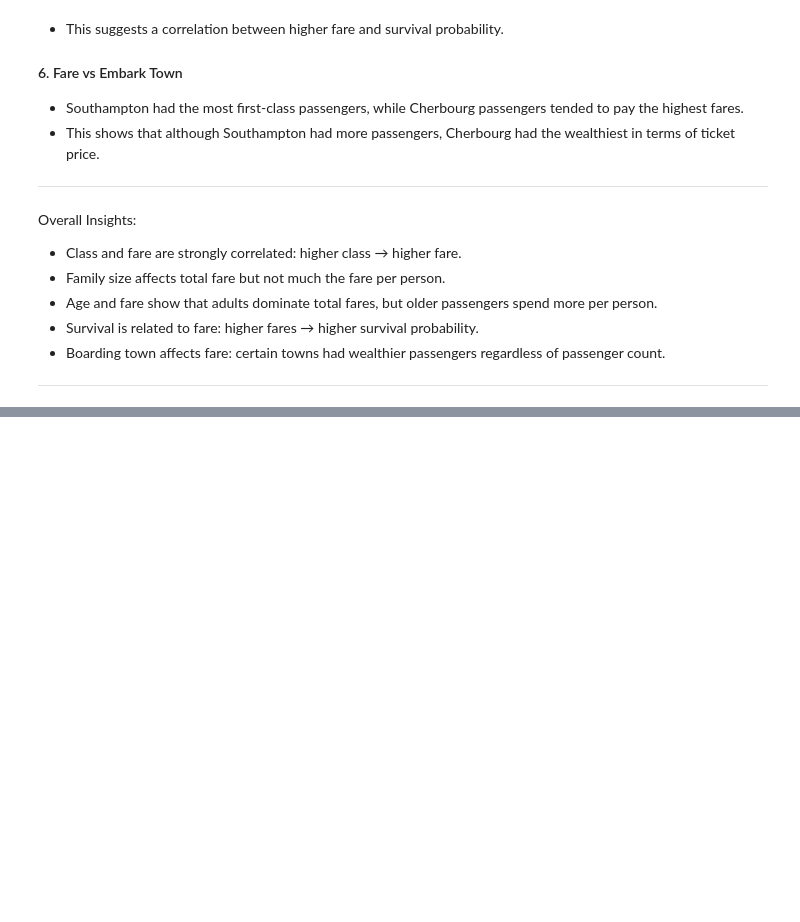
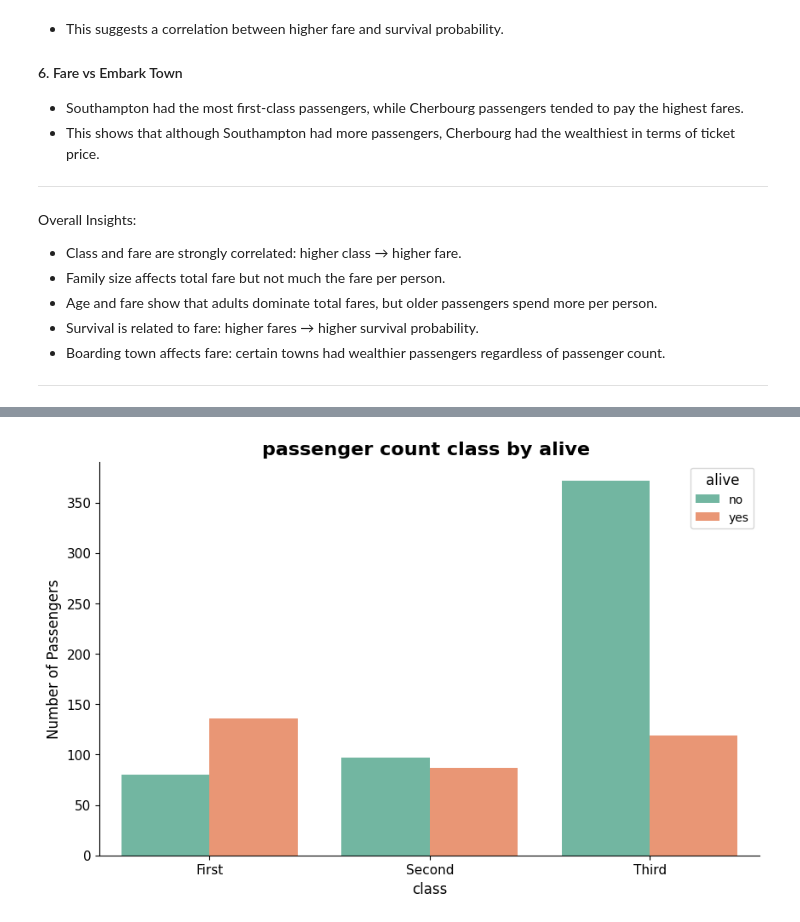
Before and after one commit to nawarfathi/titanic-data-analysis, a Jupyter notebook: titanic_data_analysis.ipynb, the cells around one changed output, grey strips where cells are left out. Drawn from its saved outputs; the diff is of its cells as text; code cells hidden in the pictures; blank space fills up the shorter version.

```diff
--- a/titanic_data_analysis.ipynb
+++ b/titanic_data_analysis.ipynb
@@ -1181,0 +1250,14 @@ Overall Insights:
+# %%
+plt.figure(figsize=(10,6))
+#countplot : x= class , hue =alive
+sns.countplot(data=df,x='class',hue='alive',palette='Set2')
+#customization
+plt.title('passenger count class by alive ',fontsize=16, fontweight='bold')
+plt.xlabel('class', fontsize=12)
+plt.ylabel('Number of Passengers', fontsize=12)
+plt.legend(title='alive', title_fontsize=12, fontsize=10)
+plt.xticks(fontsize=11)
+plt.yticks(fontsize=11)
+sns.despine()
+# %% [output]
+[figure, added]
```
Also changed, not shown: parts of 12 cells of this notebook.
